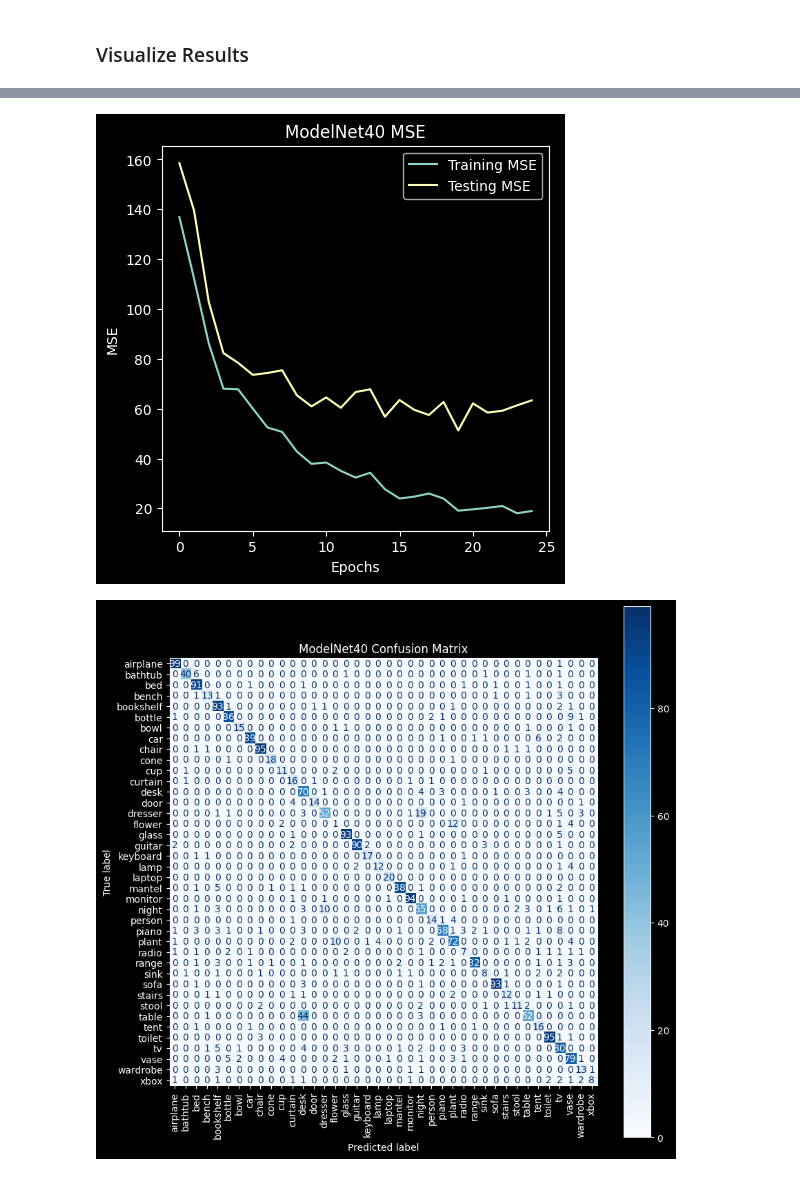
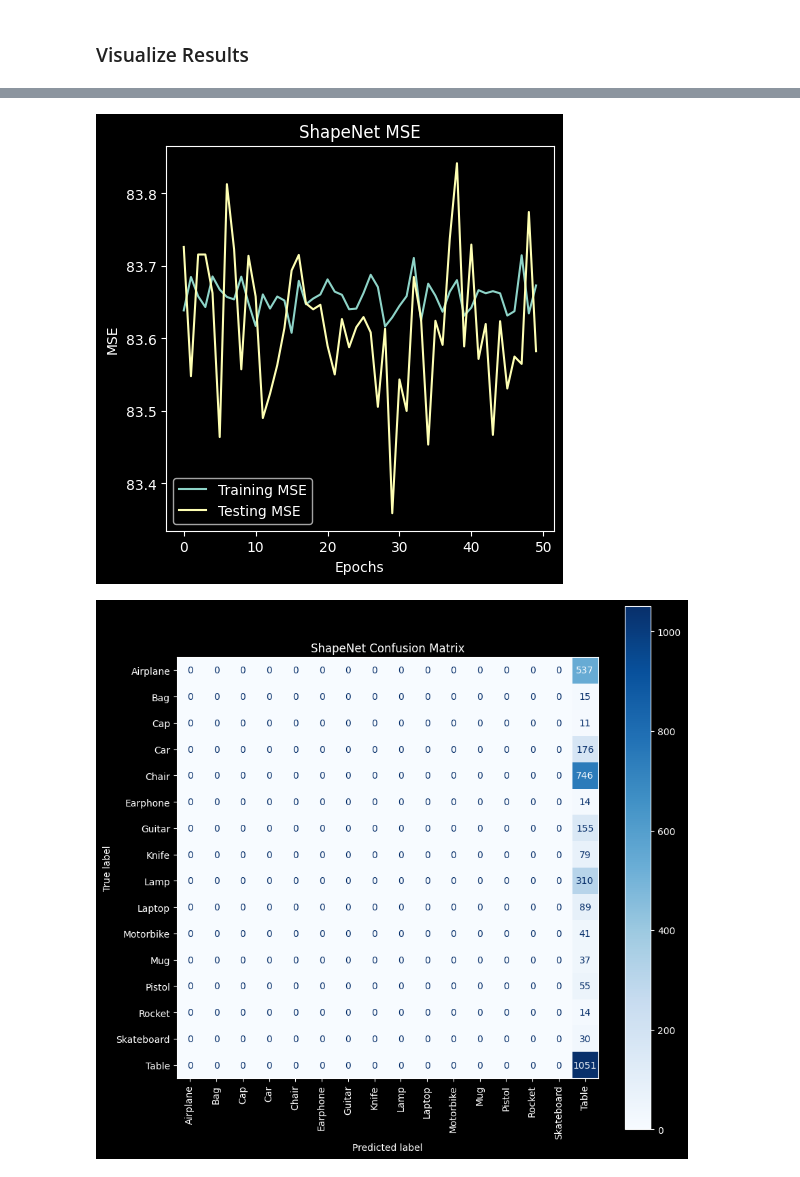
Before and after one commit to klukaszek/3D-Classification, a Jupyter notebook: OurCNN-Test.ipynb, the cells around one changed output, grey strips where cells are left out. Saved outputs shown, nothing was run; the diff lists cells and outputs as text; code cells hidden in the pictures.

Commit message:
Finalized testing notebooks

```diff
--- a/OurCNN-Test.ipynb
+++ b/OurCNN-Test.ipynb
@@ -40,5 +40,5 @@ If you have 16GB of RAM or less, I recommend using the Toys dataset, and then av
 # %%
-training_set = "ModelNet40"
+training_set = "ShapeNet"
 
 train_data, train_labels, test_data, test_labels = vd.load_dataset(training_set)
 # %% [markdown]
@@ -222,15 +223,19 @@ batch_size = 32
 classes = np.unique(train_labels)
 num_classes = len(classes)
 
-epochs = 25
+epochs = 50
 
 if training_set == "Toys4k":
     epochs = 100
 
-learning_rate = 0.01
+learning_rate = 0.1
+
+if training_set == "ShapeNet":
+    learning_rate = 0.01
+
 momentum = 0.9
 weight_decay = 0.001
-decay_iter = 10000
+decay_iter = 8000
 
 # Store the f1 score, accuracy, MSEs, and confusion matrices for each parameter combination, as well as the parameters
 train_results = {'f1_scores': [], 'accuracies': [], 'mses': [], 'conf_matrices': []}
@@ -257,6 +262,9 @@ for epoch in range(epochs):
 
     # Train cnn
     batch_number, learning_rate = train_cnn(model, optimizer, criterion, train_loader, batch_size, decay_iter, learning_rate, batch_number, dev)
+
+    # Update the optimizer with the new learning rate
+    optimizer = torch.optim.SGD(model.parameters(), lr=learning_rate, weight_decay=weight_decay)
 
     # Test cnn after training
     with torch.no_grad():
@@ -320,8 +328,8 @@ plt.show()
 # Plot F1 Score
 plt.figure(figsize=(5, 5))
 plt.title(f'{training_set} F1 Score')
-plt.plot(range(len(train_results['f1_scores'])), train_results['f1_scores'], label='Training F1 Score')
-plt.plot(range(len(test_results['f1_scores'])), test_results['f1_scores'], label='Testing F1 Score')
+plt.plot(range(len(train_results['f1_scores'])), [i * 100 for i in train_results['f1_scores']], label='Training F1 Score')
+plt.plot(range(len(test_results['f1_scores'])), [i * 100 for i in test_results['f1_scores']], label='Testing F1 Score')
 plt.legend()
 plt.ylabel('F1 Score')
 plt.xlabel('Epochs')
@@ -353,2 +361,2 @@ plt.show()
-[figure, old version]
+[figure, new version]
-[figure, old version]
+[figure, new version]
```
Also changed, not shown: parts of 4 cells of this notebook, 7 other files.
